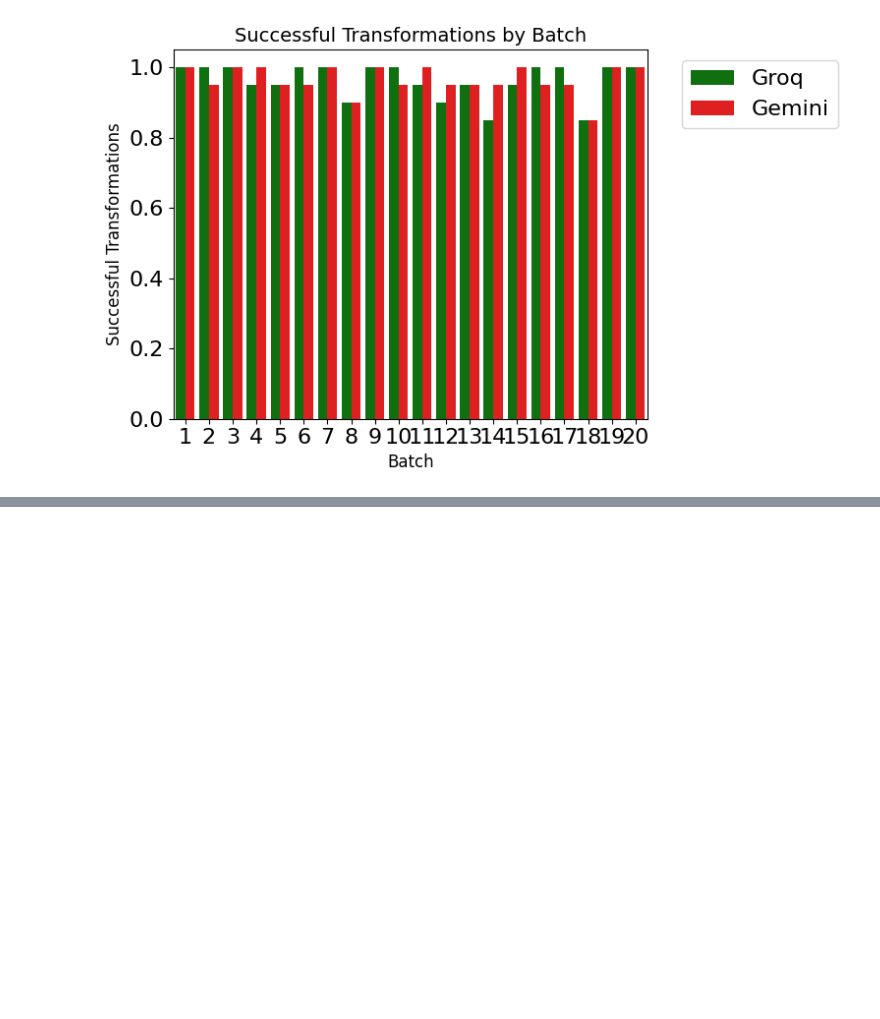
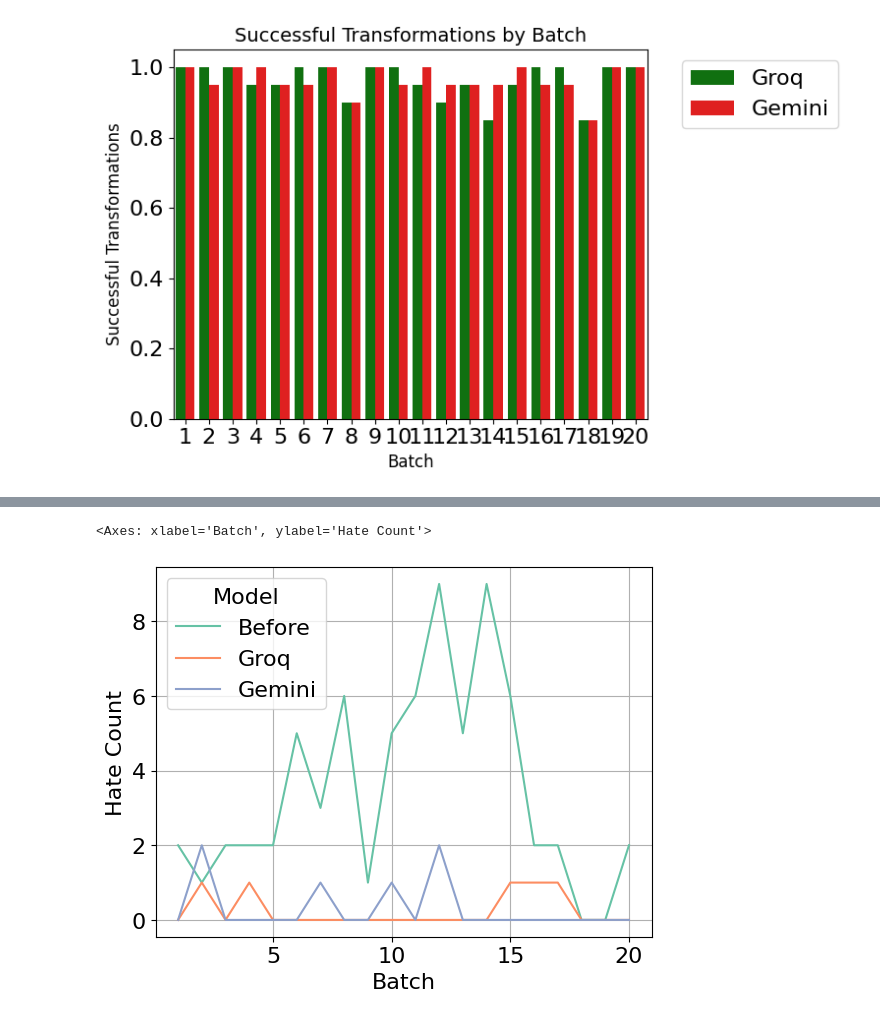
Before and after one commit to pinglainstitute/LLM-reviewtransformation, a Jupyter notebook: Notebooks/Twitter/twitter_transform.ipynb, the cells around one changed output, grey strips where cells are left out. Drawn from its saved outputs; the diff is of its cells as text; code cells hidden in the pictures; blank space fills up the shorter version.

```diff
--- a/Notebooks/Twitter/twitter_transform.ipynb
+++ b/Notebooks/Twitter/twitter_transform.ipynb
@@ -840,0 +852,10 @@ PermissionError: [Errno 13] Permission denied: '../../Plots/transformation_table
+# %%
+line_data = df.groupby("batch").agg(Before=('hate_keyword_before', 'sum'), Groq=('hate_keyword_groq', 'sum'), Gemini=('hate_keyword_gemini', 'sum')).reset_index()
+line_melted = line_data.melt(id_vars="batch", var_name="Model", value_name="Hate Count")
+# %%
+plt.xlabel("Batch")
+plt.grid(True)
+sns.lineplot(line_melted, x="batch", y="Hate Count", hue="Model")
+# %% [output]
+<Axes: xlabel='Batch', ylabel='Hate Count'>
+[figure, added]
```
Also changed, not shown: parts of 31 cells of this notebook, 5 other files.
